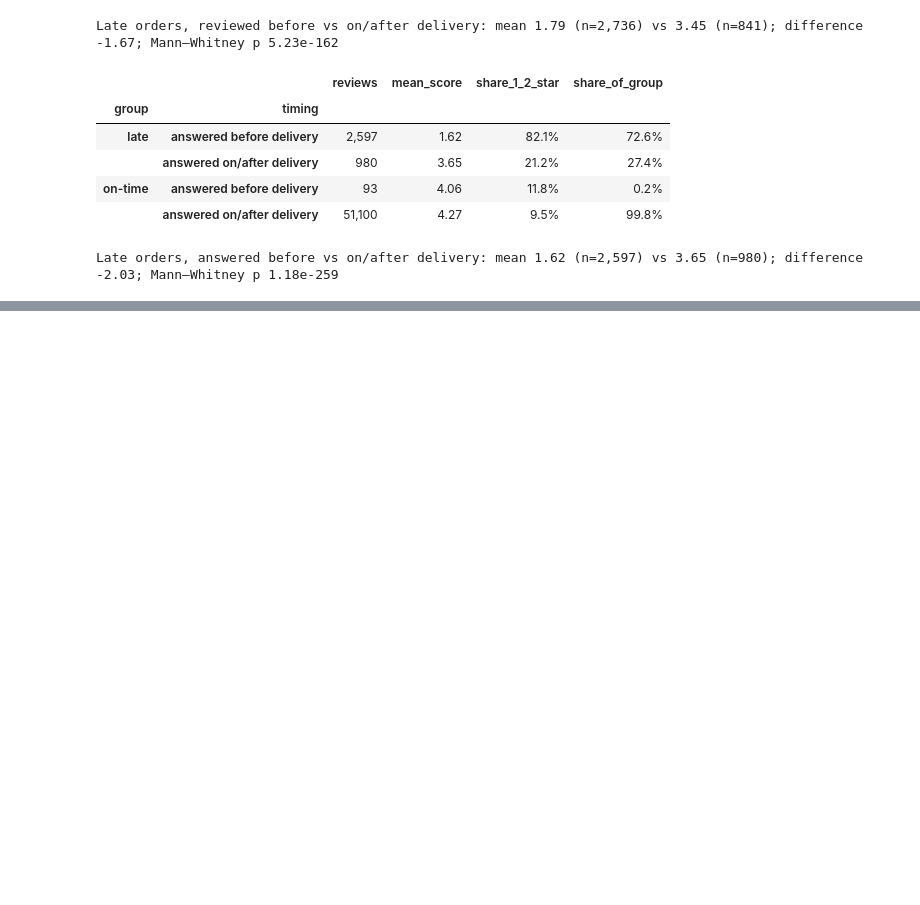
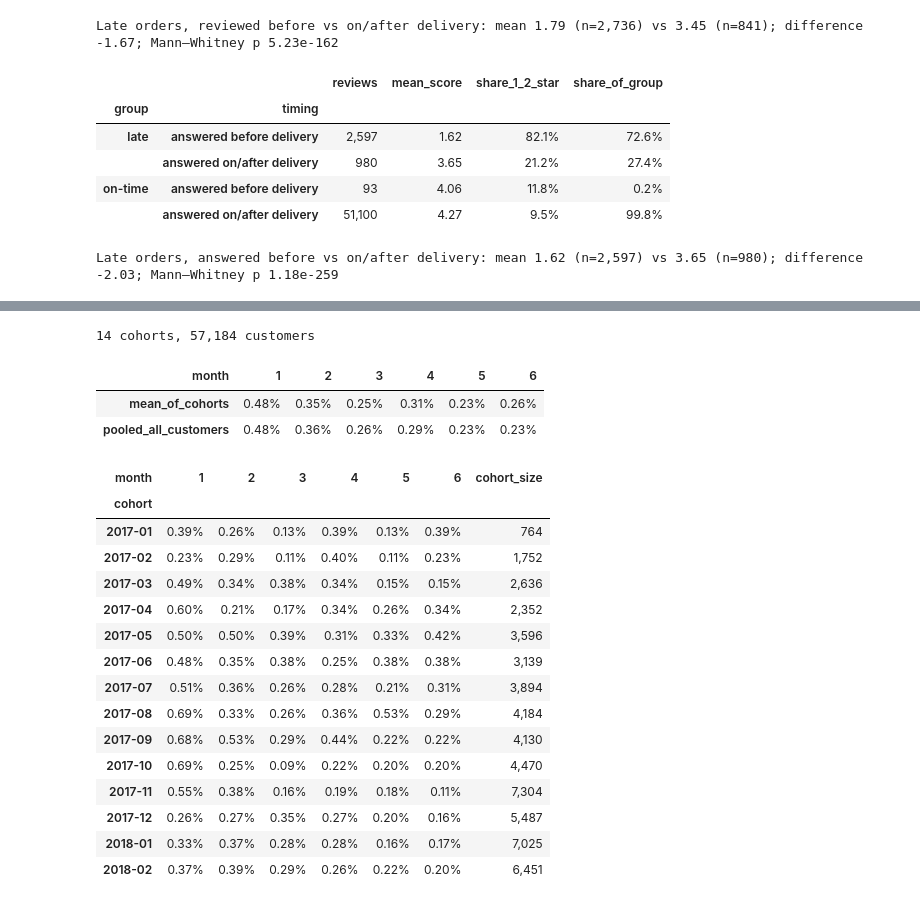
Before and after one commit to DevarshiDave1120-cmd/olist-marketplace-operations-analytics, a Jupyter notebook: notebooks/olist_analysis.ipynb, the cells around one changed output, grey strips where cells are left out. Saved outputs shown, nothing was run; the diff lists cells and outputs as text; code cells hidden in the pictures; blank space fills up the shorter version.

```diff
--- a/notebooks/olist_analysis.ipynb
+++ b/notebooks/olist_analysis.ipynb
@@ -531,0 +538,41 @@ Late orders, answered before vs on/after delivery: mean 1.62 (n=2,597) vs 3.65 (
+# %%
+from matplotlib.colors import LinearSegmentedColormap
+
+coh = q("""
+    SELECT cohort_month, month_number, cohort_size, retained_customers,
+           retention_rate::FLOAT AS retention_rate
+    FROM OLIST.ANALYSIS.MART_COHORT_RETENTION""")
+assert len(coh) == 84
+coh["cohort"] = pd.to_datetime(coh.cohort_month).dt.strftime("%Y-%m")
+heat = coh.pivot(index="cohort", columns="month_number", values="retention_rate").sort_index()
+sizes = coh.groupby("cohort").cohort_size.first().sort_index()
+
+pooled = coh.groupby("month_number").apply(
+    lambda g: g.retained_customers.sum() / g.cohort_size.sum(), include_groups=False)
+ret_summary = pd.DataFrame({"mean_of_cohorts": heat.mean(), "pooled_all_customers": pooled})
+ret_summary.index.name = "month"
+print(f"{len(heat)} cohorts, {sizes.sum():,} customers")
+display(ret_summary.T.style.format("{:.2%}"))
+display((heat.assign(cohort_size=sizes)).style.format("{:.2%}", subset=list(range(1, 7)))
+        .format("{:,}", subset=["cohort_size"]))
+# %% [output]
+14 cohorts, 57,184 customers
+| month | 1 | 2 | 3 | 4 | 5 | 6 |
+| mean_of_cohorts | 0.48% | 0.35% | 0.25% | 0.31% | 0.23% | 0.26% |
+| pooled_all_customers | 0.48% | 0.36% | 0.26% | 0.29% | 0.23% | 0.23% |
+| month | 1 | 2 | 3 | 4 | 5 | 6 | cohort_size |
+| cohort |  |  |  |  |  |  |  |
+| 2017-01 | 0.39% | 0.26% | 0.13% | 0.39% | 0.13% | 0.39% | 764 |
+| 2017-02 | 0.23% | 0.29% | 0.11% | 0.40% | 0.11% | 0.23% | 1,752 |
+| 2017-03 | 0.49% | 0.34% | 0.38% | 0.34% | 0.15% | 0.15% | 2,636 |
+| 2017-04 | 0.60% | 0.21% | 0.17% | 0.34% | 0.26% | 0.34% | 2,352 |
+| 2017-05 | 0.50% | 0.50% | 0.39% | 0.31% | 0.33% | 0.42% | 3,596 |
+| 2017-06 | 0.48% | 0.35% | 0.38% | 0.25% | 0.38% | 0.38% | 3,139 |
+| 2017-07 | 0.51% | 0.36% | 0.26% | 0.28% | 0.21% | 0.31% | 3,894 |
+| 2017-08 | 0.69% | 0.33% | 0.26% | 0.36% | 0.53% | 0.29% | 4,184 |
+| 2017-09 | 0.68% | 0.53% | 0.29% | 0.44% | 0.22% | 0.22% | 4,130 |
+| 2017-10 | 0.69% | 0.25% | 0.09% | 0.22% | 0.20% | 0.20% | 4,470 |
+| 2017-11 | 0.55% | 0.38% | 0.16% | 0.19% | 0.18% | 0.11% | 7,304 |
+| 2017-12 | 0.26% | 0.27% | 0.35% | 0.27% | 0.20% | 0.16% | 5,487 |
+| 2018-01 | 0.33% | 0.37% | 0.28% | 0.28% | 0.16% | 0.17% | 7,025 |
+| 2018-02 | 0.37% | 0.39% | 0.29% | 0.26% | 0.22% | 0.20% | 6,451 |
```
Also changed, not shown: parts of 9 cells of this notebook, 4 other files.
